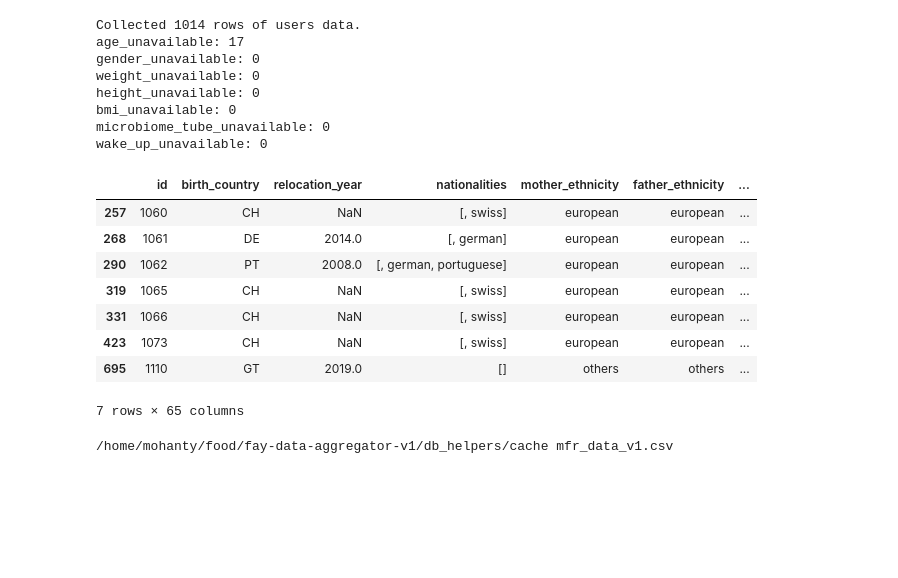
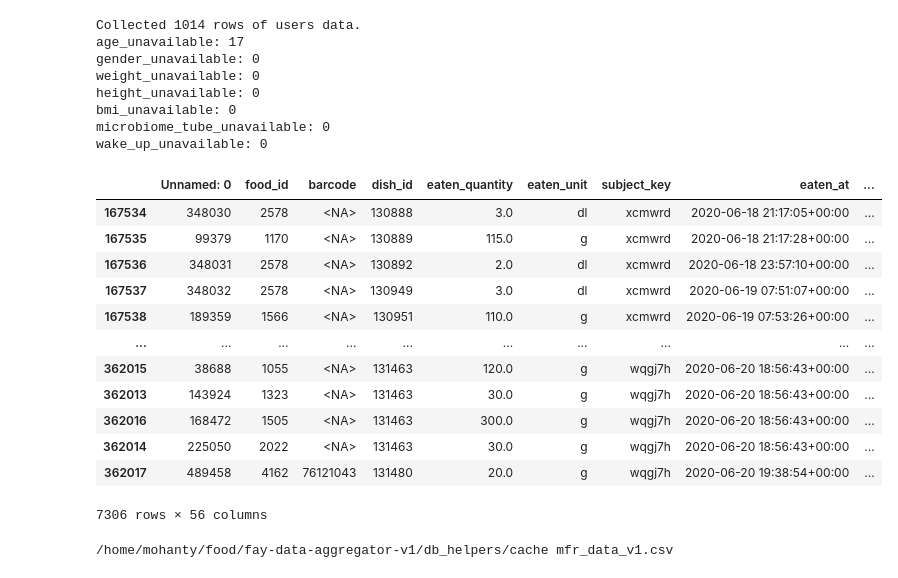
Before and after one commit to spMohanty/fay-data-aggregator-v1, a Jupyter notebook: notebooks/DataAggregator-v0.2.ipynb, the cells around one changed output. Drawn from its saved outputs; the diff is of its cells as text; code cells hidden in the pictures; blank space fills up the shorter version.

```diff
--- a/notebooks/DataAggregator-v0.2.ipynb
+++ b/notebooks/DataAggregator-v0.2.ipynb
@@ -68,17 +68,23 @@ wake_up_unavailable: 0
 # %%
 users_without_age_df = users_df[users_df["age"].isna()]
 # %%
-users_questionnaires_df[users_questionnaires_df["id"].isin(users_without_age_df.id)]
+# users_raw_df[users_raw_df["id"].isin(users_without_age_df.id)].birthdate
-# %% [output]
-|  | id | birth_country | relocation_year | nationalities | mother_ethnicity | father_ethnicity | ... |
-| 257 | 1060 | CH | NaN | [, swiss] | european | european | ... |
-| 268 | 1061 | DE | 2014.0 | [, german] | european | european | ... |
-| 290 | 1062 | PT | 2008.0 | [, german, portuguese] | european | european | ... |
-| 319 | 1065 | CH | NaN | [, swiss] | european | european | ... |
-| 331 | 1066 | CH | NaN | [, swiss] | european | european | ... |
-| 423 | 1073 | CH | NaN | [, swiss] | european | european | ... |
-| 695 | 1110 | GT | 2019.0 | [] | others | others | ... |
-7 rows × 65 columns
+# %%
+mfr_data[mfr_data["fay_user_id"].isin(users_without_age_df.id)]
+# %% [output]
+|  | Unnamed: 0 | food_id | barcode | dish_id | eaten_quantity | eaten_unit | subject_key | eaten_at | ... |
+| 167534 | 348030 | 2578 | <NA> | 130888 | 3.0 | dl | xcmwrd | 2020-06-18 21:17:05+00:00 | ... |
+| 167535 | 99379 | 1170 | <NA> | 130889 | 115.0 | g | xcmwrd | 2020-06-18 21:17:28+00:00 | ... |
+| 167536 | 348031 | 2578 | <NA> | 130892 | 2.0 | dl | xcmwrd | 2020-06-18 23:57:10+00:00 | ... |
+| 167537 | 348032 | 2578 | <NA> | 130949 | 3.0 | dl | xcmwrd | 2020-06-19 07:51:07+00:00 | ... |
+| 167538 | 189359 | 1566 | <NA> | 130951 | 110.0 | g | xcmwrd | 2020-06-19 07:53:26+00:00 | ... |
+| ... | ... | ... | ... | ... | ... | ... | ... | ... | ... |
+| 362015 | 38688 | 1055 | <NA> | 131463 | 120.0 | g | wqgj7h | 2020-06-20 18:56:43+00:00 | ... |
+| 362013 | 143924 | 1323 | <NA> | 131463 | 30.0 | g | wqgj7h | 2020-06-20 18:56:43+00:00 | ... |
+| 362016 | 168472 | 1505 | <NA> | 131463 | 300.0 | g | wqgj7h | 2020-06-20 18:56:43+00:00 | ... |
+| 362014 | 225050 | 2022 | <NA> | 131463 | 30.0 | g | wqgj7h | 2020-06-20 18:56:43+00:00 | ... |
+| 362017 | 489458 | 4162 | 76121043 | 131480 | 20.0 | g | wqgj7h | 2020-06-20 19:38:54+00:00 | ... |
+7306 rows × 56 columns
 # %%
 mfr_data = ds.Data.get_dishes()
 
```
